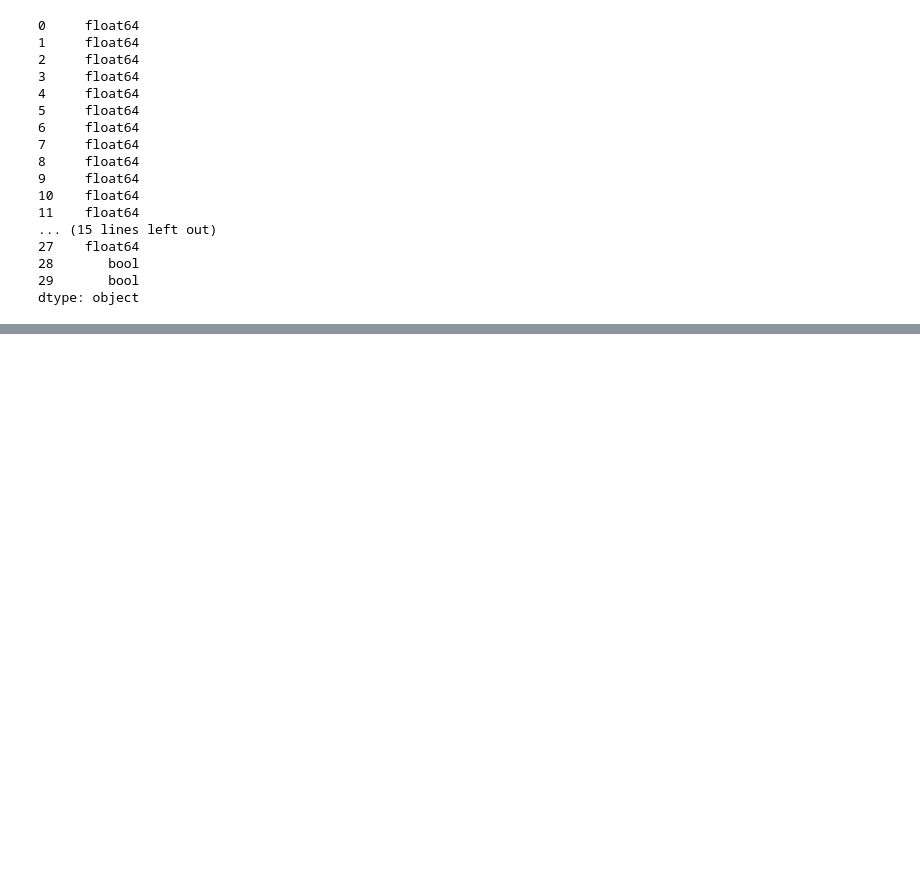
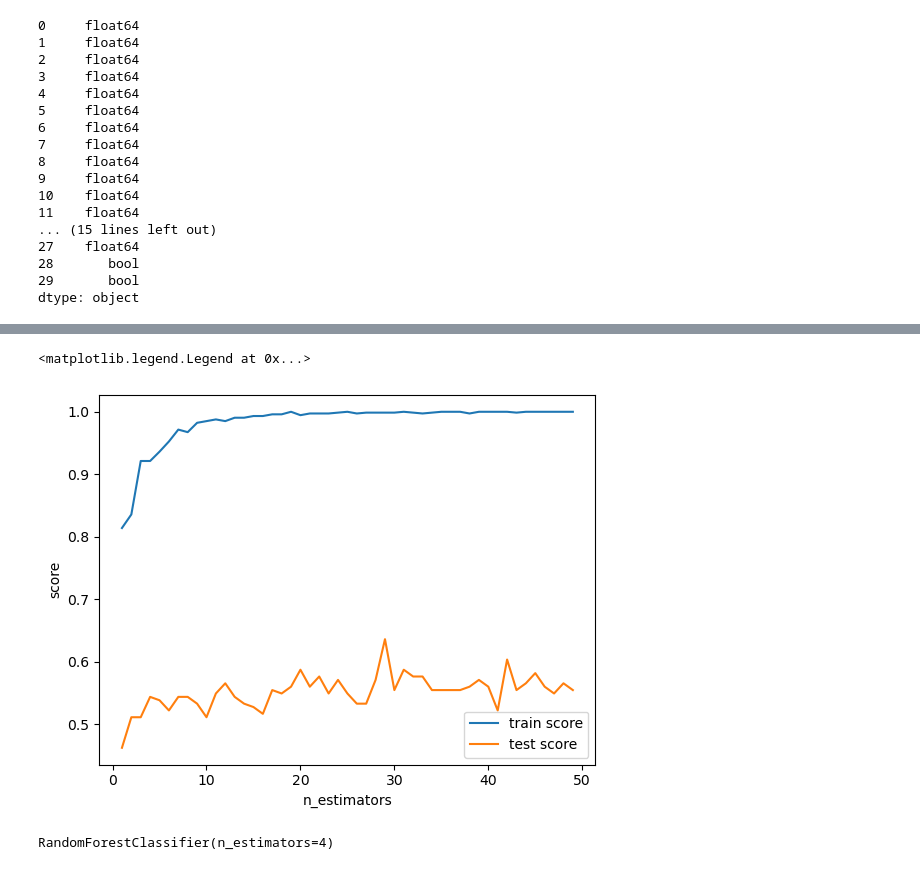
Before and after one commit to jatinxkirito/heart_disease_prediction, a Jupyter notebook: main.ipynb, the cells around one changed output, grey strips where cells are left out. Drawn from its saved outputs; the diff is of its cells as text; code cells hidden in the pictures; blank space fills up the shorter version.

Commit message:
Hyper Parameters Tuned

```diff
--- a/main.ipynb
+++ b/main.ipynb
@@ -564 +564,23 @@ ans
  'kNeighbour': 0.44565217391304346}
+# %%
+b_model=RandomForestClassifier()
+train_score=[]
+test_score=[]
+n_estimators=range(1,50)
+for i in n_estimators:
+    b_model.set_params(n_estimators=i)
+    b_model.fit(x_train,y_train)
+    train_score.append(b_model.score(x_train,y_train))
+    test_score.append(b_model.score(x_test,y_test))
+plt.plot(n_estimators,train_score,label="train score")
+plt.plot(n_estimators,test_score,label="test score")
+plt.xlabel("n_estimators")
+plt.ylabel("score")
+plt.legend()
+# %% [output]
+<matplotlib.legend.Legend at 0x...>
+[figure, added]
+# %%
+b_model.set_params(n_estimators=4)
+# %% [output]
+RandomForestClassifier(n_estimators=4)
```
Also changed, not shown: parts of 12 cells of this notebook.
